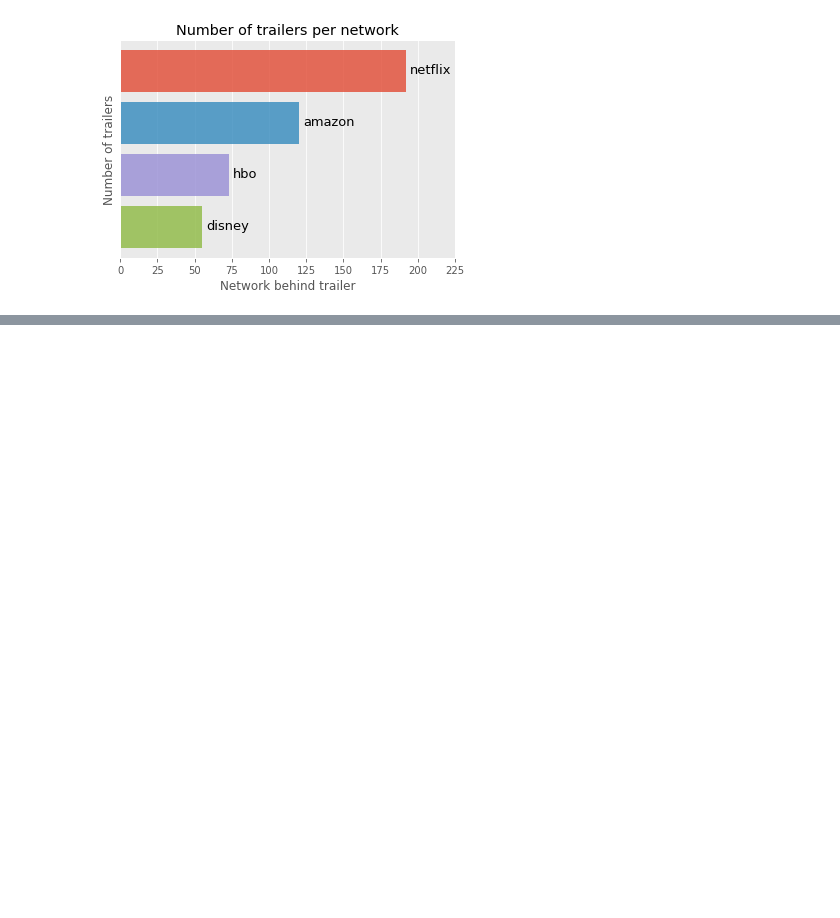
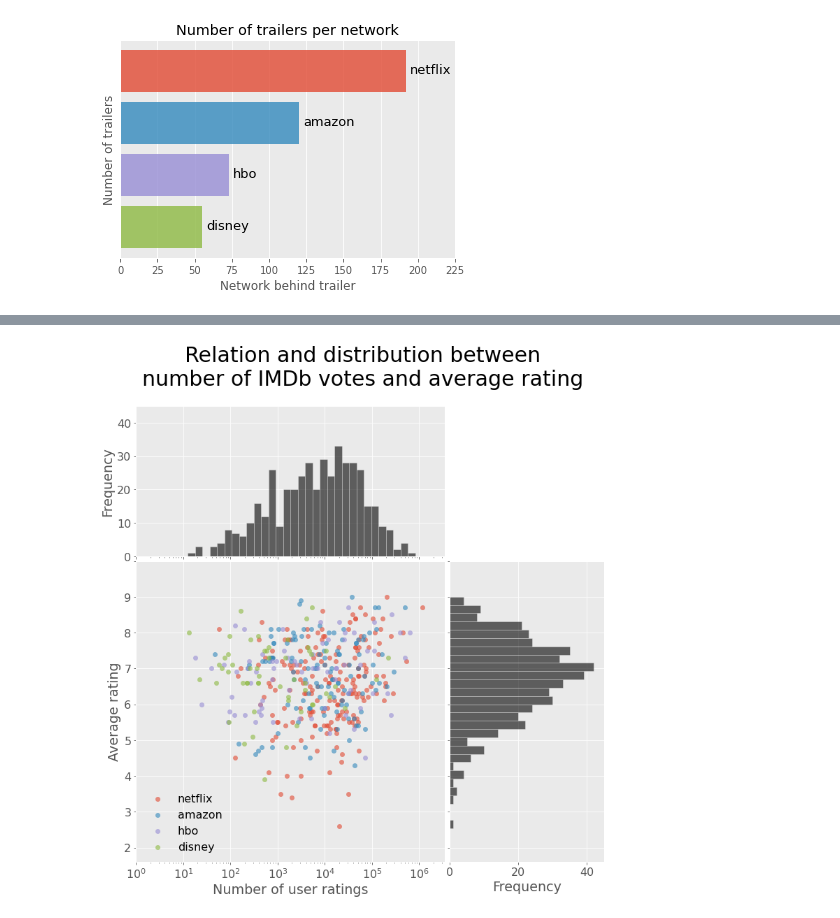
Before and after one commit to Marcus-Friis/data-in-the-wild, a Jupyter notebook: notebooks/reports/EDA.ipynb, the cells around one changed output, grey strips where cells are left out. Saved outputs shown, nothing was run; the diff lists cells and outputs as text; code cells hidden in the pictures; blank space fills up the shorter version.

Commit message:
flot plot

```diff
--- a/notebooks/reports/EDA.ipynb
+++ b/notebooks/reports/EDA.ipynb
@@ -85,5 +62,5 @@ fig.savefig('../../reports/figs/trailer_comment_dist.svg')
 # %%
-bar_params = {
+params = {
     'netflix': {
         'color': '#E24A33',
         'label': 'netflix'
@@ -106,7 +83,7 @@ fig, ax = plt.subplots(figsize=(6,4))
 
 for network in agg.network.unique()[::-1]:
     mask = agg.network == network
-    ax.barh(network, agg[mask].videoId.nunique(), alpha=.8, **bar_params[network])
+    ax.barh(network, agg[mask].videoId.nunique(), alpha=.8, **params[network])
 
 ax.set_xlabel('Network behind trailer')
 ax.set_ylabel('Number of trailers')
@@ -127,0 +105,10 @@ fig.savefig('../../figs/trailer_dist.svg')
+# %%
+mpl.rcParams['font.size'] = 16
+
+hist_params = {
+    'color': '#000000',
+    'alpha': .6,
+    'edgecolor': 'white'
+}
+# %%
+mpl.rcParams['figure.titleweight']
@@ -127,0 +119,67 @@ fig.savefig('../../figs/trailer_dist.svg')
+# %%
+gridspec_kw={
+    'width_ratios': [1, .5],
+    'height_ratios': [.5, 1],
+    'wspace': .02,
+    'hspace': .02
+}
+fig, ((hist1, hide_ax), (ax, hist2)) = plt.subplots(2, 2, figsize=(6*2,6*2), gridspec_kw=gridspec_kw)
+
+fig.suptitle('Relation and distribution between\nnumber of IMDb votes and average rating', fontsize=30)
+
+hide_ax.axis('off')
+
+x = agg.numVotes
+y = agg.averageRating
+
+for network in agg.network.unique():
+    mask = network == agg.network
+    ax.scatter(x[mask], y[mask], alpha=.6, **params[network], s=40)
+
+
+ax.set_xlabel('Number of user ratings')
+ax.set_ylabel('Average rating')
+
+
+n_bins = 40
+
+
+# histogram 1
+bins = np.logspace(0, np.log10(x.max()), n_bins)
+hist1.hist(x, bins=bins, **hist_params)
+
+# align hist1 and ax xscales
+ax.set_xscale('log')
+hist1.set_xscale('log')
+ax.set_xlim(1, x.max()*3)
+hist1.set_xlim(1, x.max()*3)
+
+hist1.set_xticklabels([])
+hist1.set_ylabel('Frequency')
+
+
+
+
+# histogram 2
+bins = np.linspace(0, y.max(), n_bins)
+hist2.hist(y, bins=bins, orientation='horizontal', **hist_params)
+
+# align hist2 and ax yscales
+ax.set_ylim(y.min()-1, y.max()+1)
+hist2.set_ylim(y.min()-1, y.max()+1)
+
+ax.yaxis.set_major_locator(MultipleLocator(1))
+ax.set_yticklabels(['', 2, 3, 4, 5, 6, 7, 8, 9, ''])
+
+hist2.yaxis.set_major_locator(MultipleLocator(1))
+hist2.set_yticklabels([])
+
+hist2.set_xlabel('Frequency')
+
+
+# align histograms frequency ax
+hist1.set_ylim(0, 45)
+hist2.set_xlim(0, 45)
+
+ax.legend()
+# %% [output]
@@ -127,0 +187 @@ fig.savefig('../../figs/trailer_dist.svg')
+[figure, added]
```
Also changed, not shown: parts of 9 cells of this notebook.
